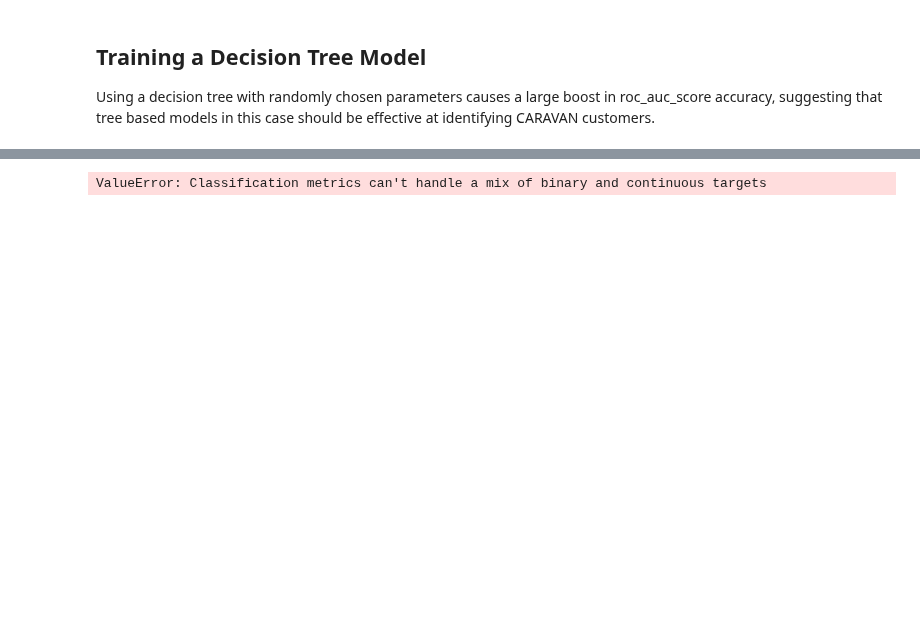
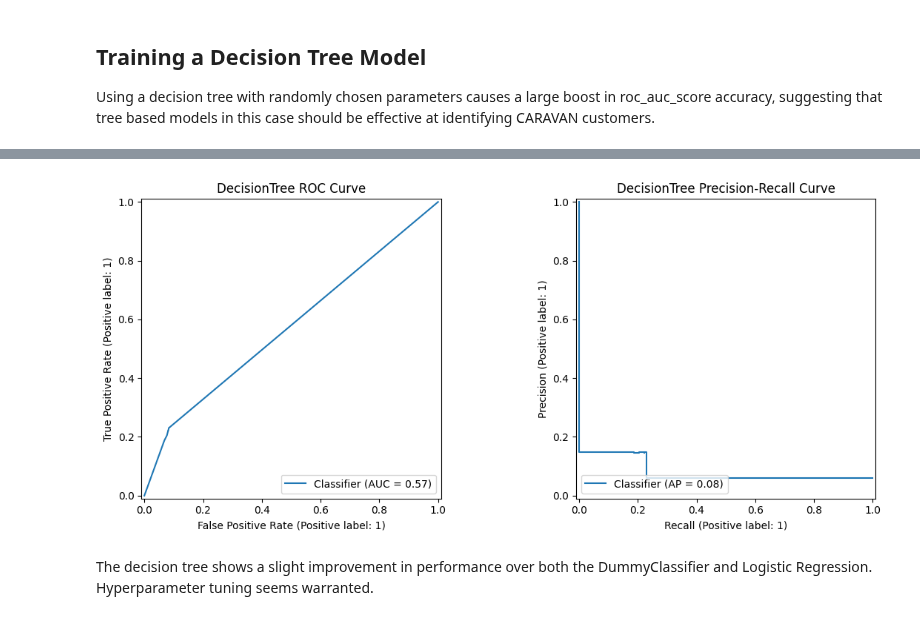
Before and after one commit to dan-rodden/caravan_insurance_capstone, a Jupyter notebook: notebook.ipynb, the cells around one changed output, grey strips where cells are left out. Cells and saved outputs as stored; diff of their text form; code cells hidden in the pictures; blank space fills up the shorter version.

```diff
--- a/notebook.ipynb
+++ b/notebook.ipynb
@@ -611,3 +666,6 @@ roc_auc_score(y_val, y_pred)
 # %%
+plot_metrics(y_val, y_pred, "DecisionTree")
 # %% [output]
-ValueError: Classification metrics can't handle a mix of binary and continuous targets
+[figure, added]
+# %% [markdown]
+The decision tree shows a slight improvement in performance over both the DummyClassifier and Logistic Regression. Hyperparameter tuning seems warranted.
```
Also changed, not shown: parts of 91 cells of this notebook, 13 other files.
